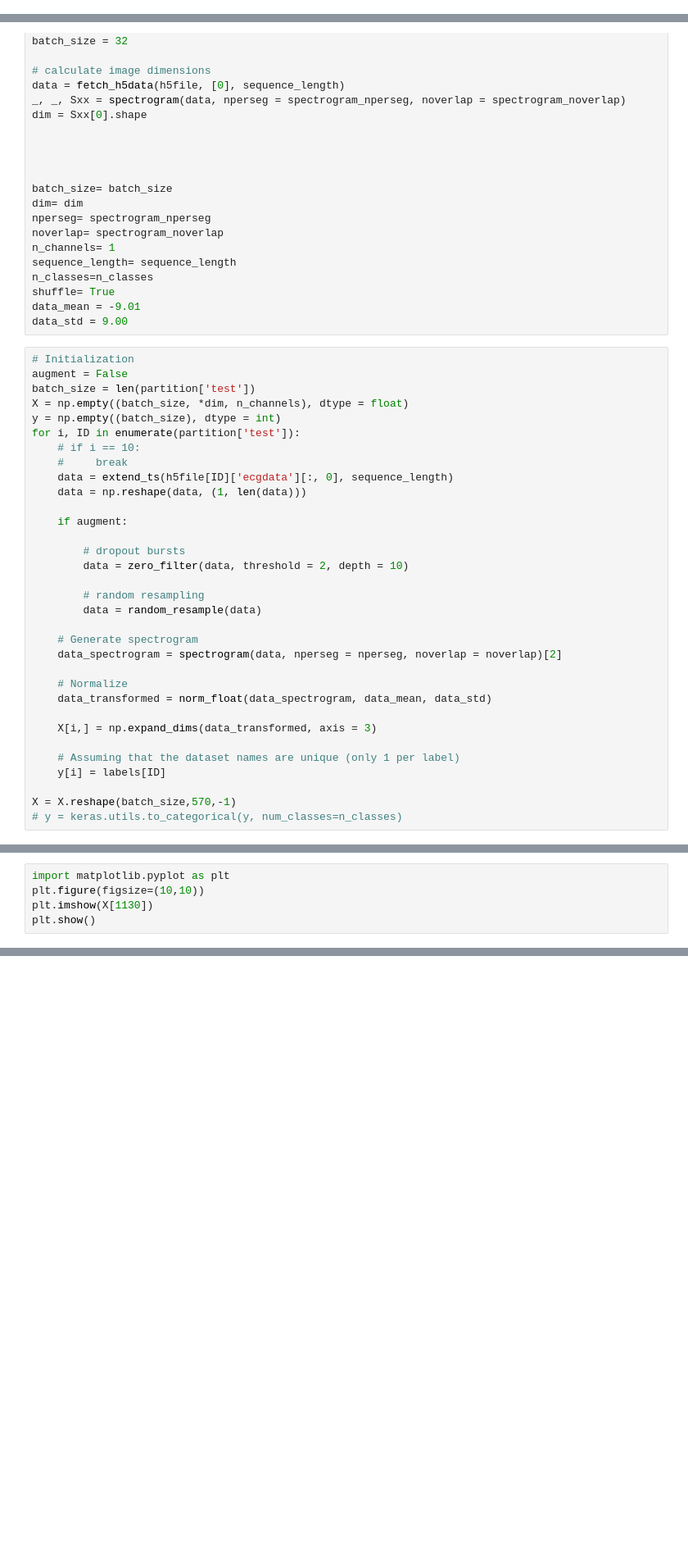
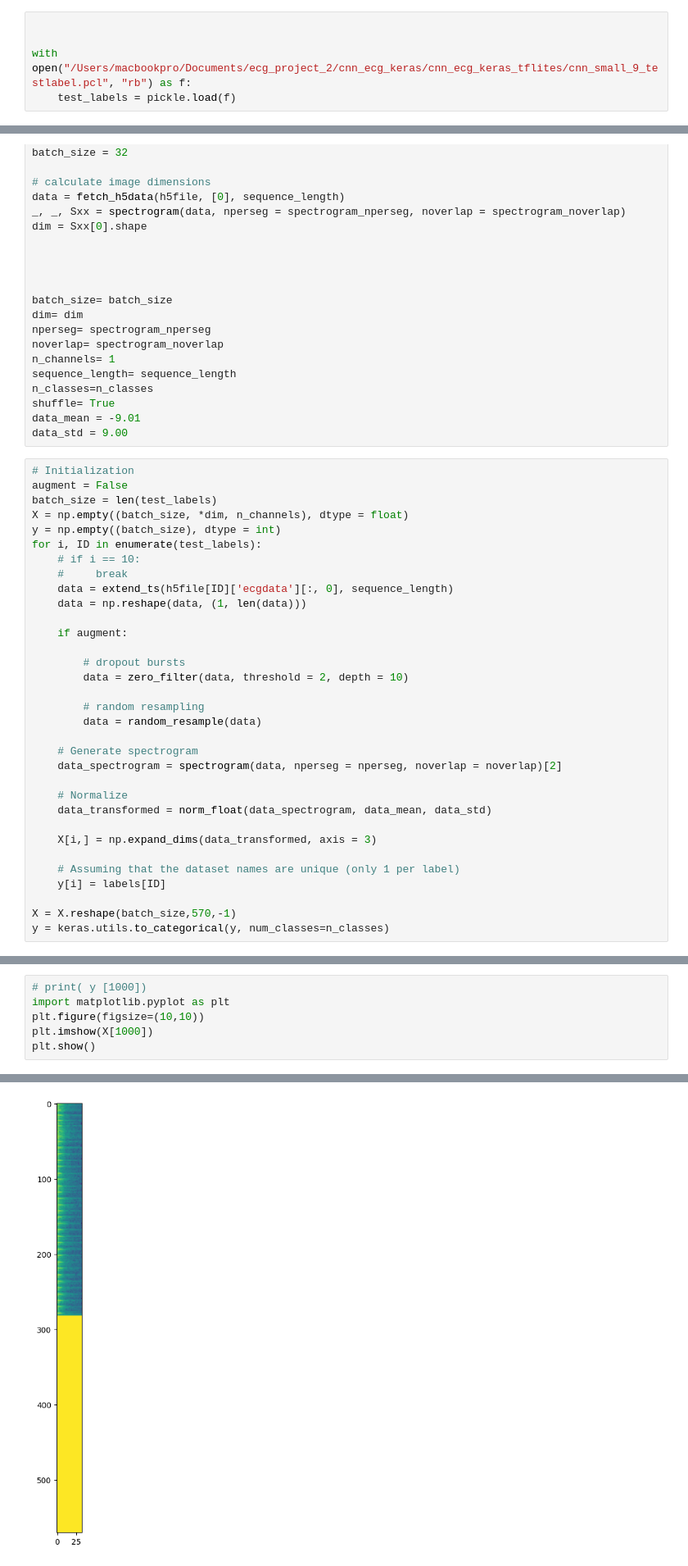
Before and after one commit to Orion1071/ecg_project_2, a Jupyter notebook: cnn_ecg_keras/preprocessor_v2.ipynb, the cells around one changed output, grey strips where cells are left out. Shown at 82% size. Saved outputs shown, nothing was run; the diff lists cells and outputs as text; blank space fills up the shorter version.

Commit message:
test data

```diff
--- a/cnn_ecg_keras/preprocessor_v2.ipynb
+++ b/cnn_ecg_keras/preprocessor_v2.ipynb
@@ -65,3 +66,8 @@ print(len(partition['test']))
+# %%
+
+
+with open("/Users/macbookpro/Documents/ecg_project_2/cnn_ecg_keras/cnn_ecg_keras_tflites/cnn_small_9_testlabel.pcl", "rb") as f:
+    test_labels = pickle.load(f)
 # %%
 max_length = 18286
 
@@ -93,10 +99,10 @@ data_std = 9.00
 # %%
 # Initialization
 augment = False
-batch_size = len(partition['test'])
+batch_size = len(test_labels)
 X = np.empty((batch_size, *dim, n_channels), dtype = float)
 y = np.empty((batch_size), dtype = int)
-for i, ID in enumerate(partition['test']):
+for i, ID in enumerate(test_labels):
     # if i == 10:
     #     break
     data = extend_ts(h5file[ID]['ecgdata'][:, 0], sequence_length)
@@ -122,4 +128,4 @@ for i, ID in enumerate(partition['test']):
     y[i] = labels[ID]
 
 X = X.reshape(batch_size,570,-1)
-# y = keras.utils.to_categorical(y, num_classes=n_classes)
+y = keras.utils.to_categorical(y, num_classes=n_classes)
@@ -126,6 +139,7 @@ X = X.reshape(batch_size,570,-1)
 # %%
+# print( y [1000])
 import matplotlib.pyplot as plt
 plt.figure(figsize=(10,10))
-plt.imshow(X[1130])
+plt.imshow(X[1000])
 plt.show()
 # %% [output]
@@ -133,0 +146 @@ IndexError: index 1130 is out of bounds for axis 0 with size 1126
+[figure, added]
```
Also changed, not shown: parts of 6 cells of this notebook, 1 other file.
